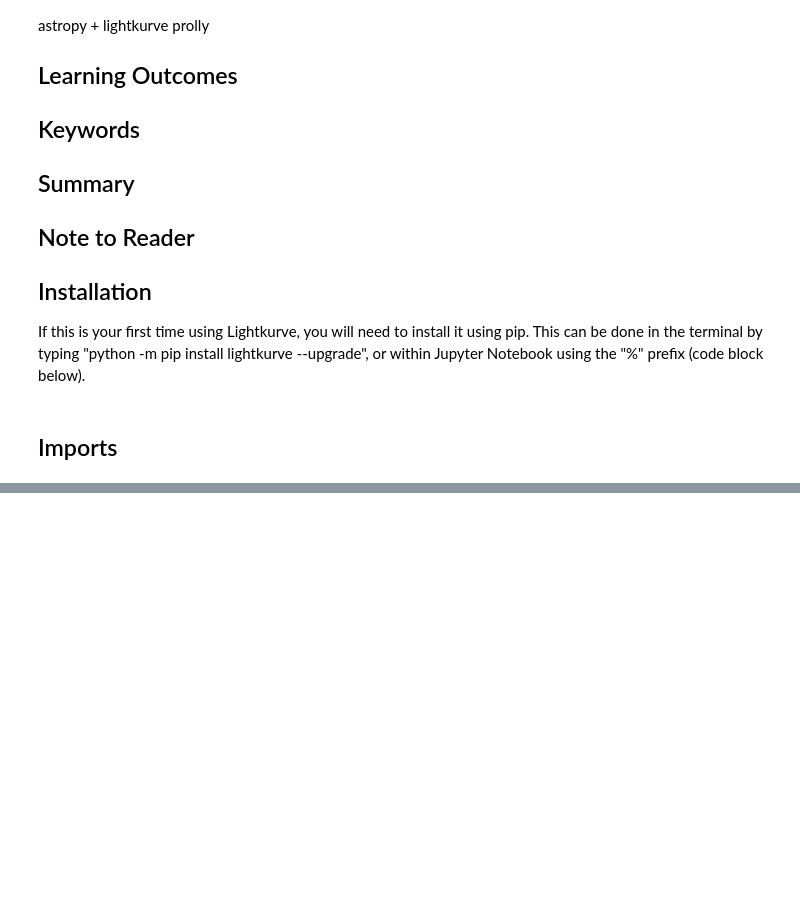
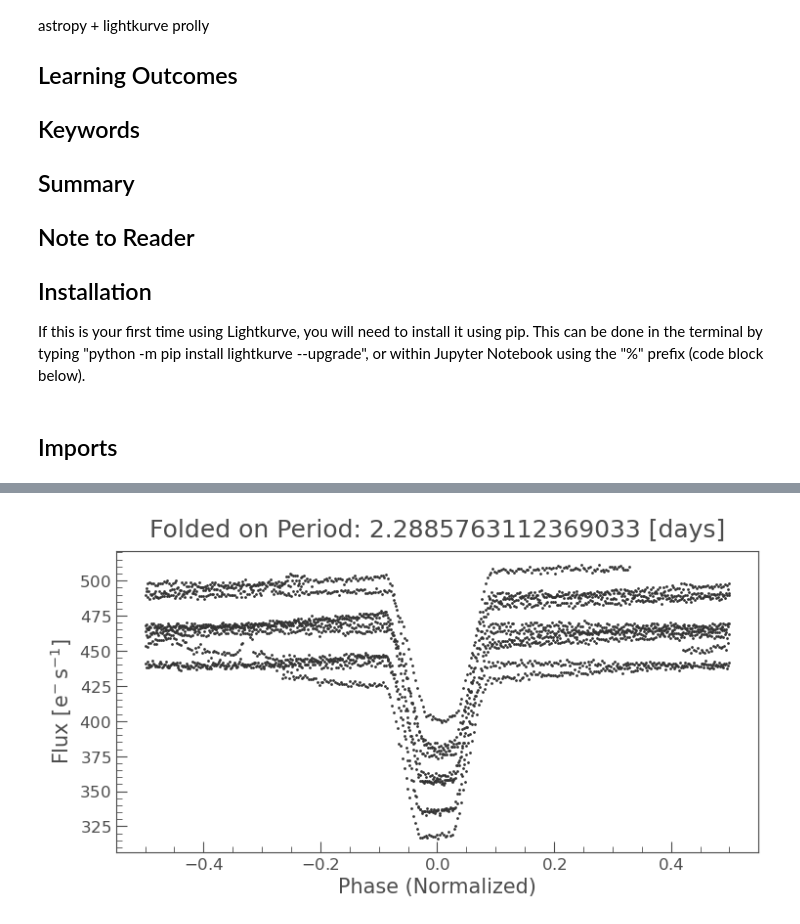
Before and after one commit to aidanniklaus/Summer-Research-2026, a Jupyter notebook: BLS Flattening on Eclipsing Binaries/BLS_TESS_Stars.ipynb, the cells around one changed output, grey strips where cells are left out. Saved outputs shown, nothing was run; the diff lists cells and outputs as text; code cells hidden in the pictures; blank space fills up the shorter version.

```diff
--- a/BLS Flattening on Eclipsing Binaries/BLS_TESS_Stars.ipynb
+++ b/BLS Flattening on Eclipsing Binaries/BLS_TESS_Stars.ipynb
@@ -233,0 +175,9 @@ BLS_flattened_lc.plot(title=f"{target} Flattened with BLS", label=f"Sector {sect
+# %%
+# Folding our lightcurve on the period BLS concluded on during its primary run
+    # period : orbital period we want to fold our graph on (increments to cut up our graph and then layer on top of each other)
+    # epoch_time : reference start time (may need to adjust this to help with visual confirmation)
+    # normalize_phase : makes time dimensionless value (helpful for visual confirmation)
+primary_folded_lc = lc.fold(period=primary_period, epoch_time=primary_t0, normalize_phase=True)
+primary_folded_lc.scatter(title=f"Folded on Period: {primary_period} [days]");
+# %% [output]
+[figure, added]
```
Also changed, not shown: parts of 56 cells of this notebook.
